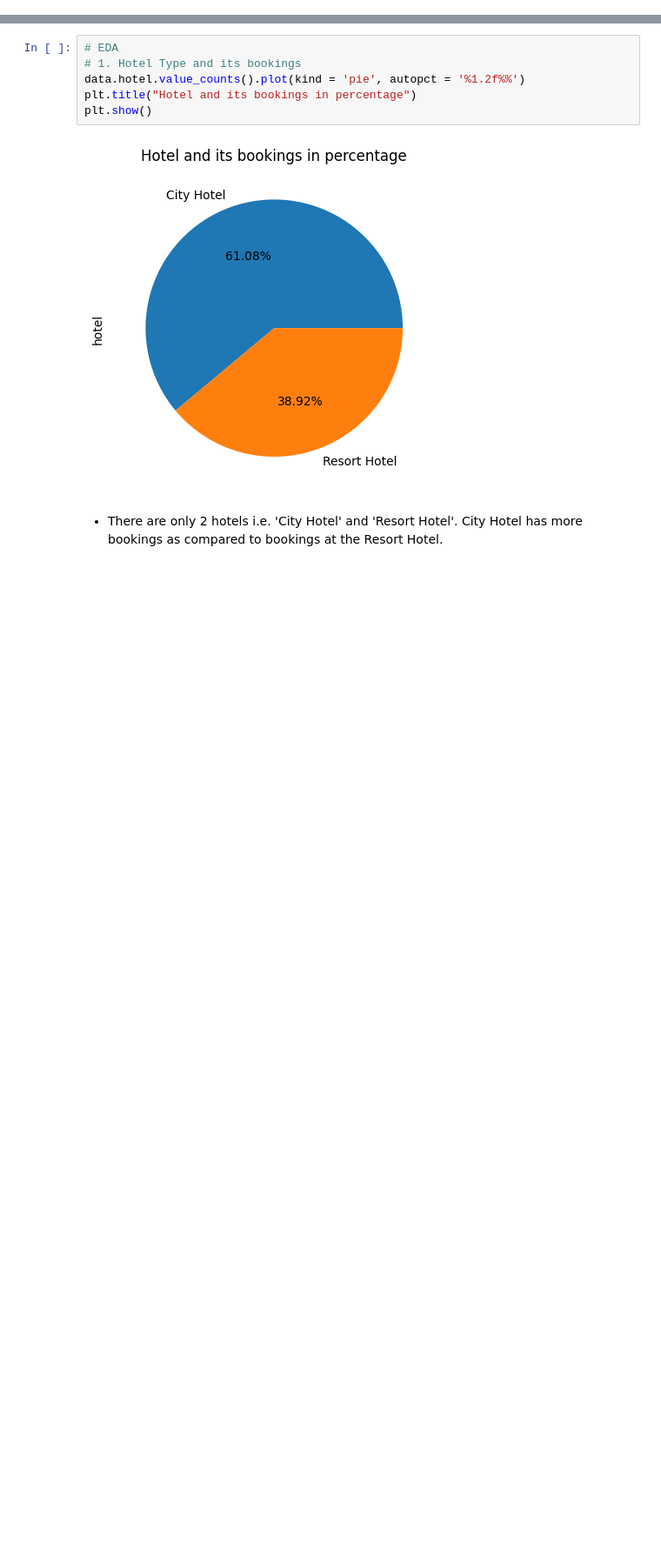
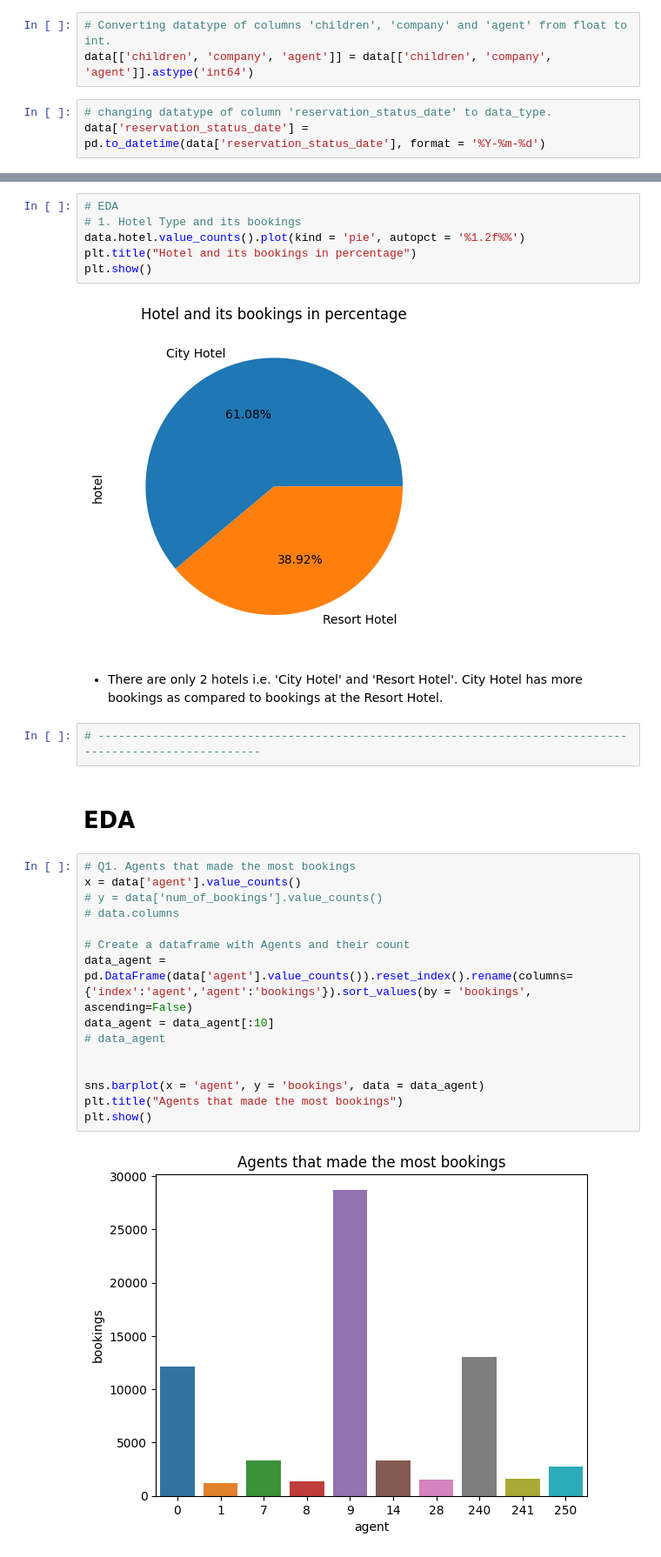
Before and after one commit to Omkar-184/Hotel_Booking_Analysis, a Jupyter notebook: Hotel Booking Analysis - Capstone Project.ipynb, the cells around one changed output, grey strips where cells are left out. Shown at 87% size. Saved outputs shown, nothing was run; the diff lists cells and outputs as text; blank space fills up the shorter version.

```diff
--- a/Hotel Booking Analysis - Capstone Project.ipynb
+++ b/Hotel Booking Analysis - Capstone Project.ipynb
@@ -202,6 +202,12 @@ print(len(data[data['adults']+ data['children']+ data['babies']==0]))
 data.drop(data[data['adults']+ data['children']+ data['babies']==0].index, inplace=True)
 # %% [output]
 180
+# %%
+# Converting datatype of columns 'children', 'company' and 'agent' from float to int.
+data[['children', 'company', 'agent']] = data[['children', 'company', 'agent']].astype('int64')
+# %%
+# changing datatype of column 'reservation_status_date' to data_type.
+data['reservation_status_date'] = pd.to_datetime(data['reservation_status_date'], format = '%Y-%m-%d')
 # %%
 # Checking the unique values in categorical columns.
 categorical_cols=list(set(data.drop(columns=['reservation_status_date','country','arrival_date_month']).columns)-set(data.describe()))
@@ -358,3 +364,24 @@ plt.show()
 [figure]
 # %% [markdown]
 * There are only 2 hotels i.e. 'City Hotel' and 'Resort Hotel'. City Hotel has more bookings as compared to bookings at the Resort Hotel.
+# %%
+# --------------------------------------------------------------------------------------------------------
+# %% [markdown]
+# EDA
+# %%
+# Q1. Agents that made the most bookings
+x = data['agent'].value_counts()
+# y = data['num_of_bookings'].value_counts()
+# data.columns
+
+# Create a dataframe with Agents and their count
+data_agent = pd.DataFrame(data['agent'].value_counts()).reset_index().rename(columns={'index':'agent','agent':'bookings'}).sort_values(by = 'bookings', ascending=False)
+data_agent = data_agent[:10]
+# data_agent
+
+
+sns.barplot(x = 'agent', y = 'bookings', data = data_agent)
+plt.title("Agents that made the most bookings")
+plt.show()
+# %% [output]
+[figure, added]
```
Also changed, not shown: parts of 3 cells of this notebook.
